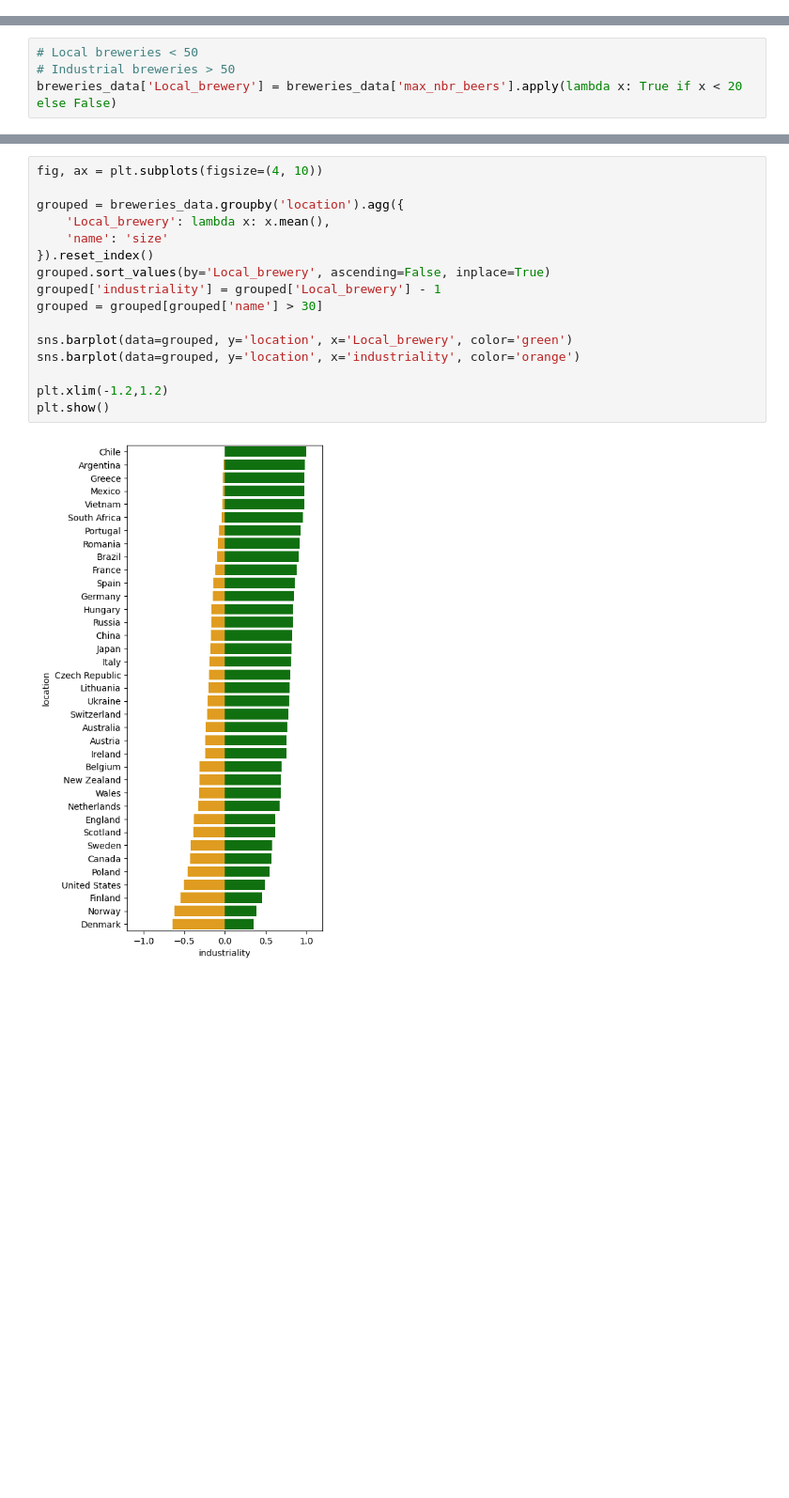
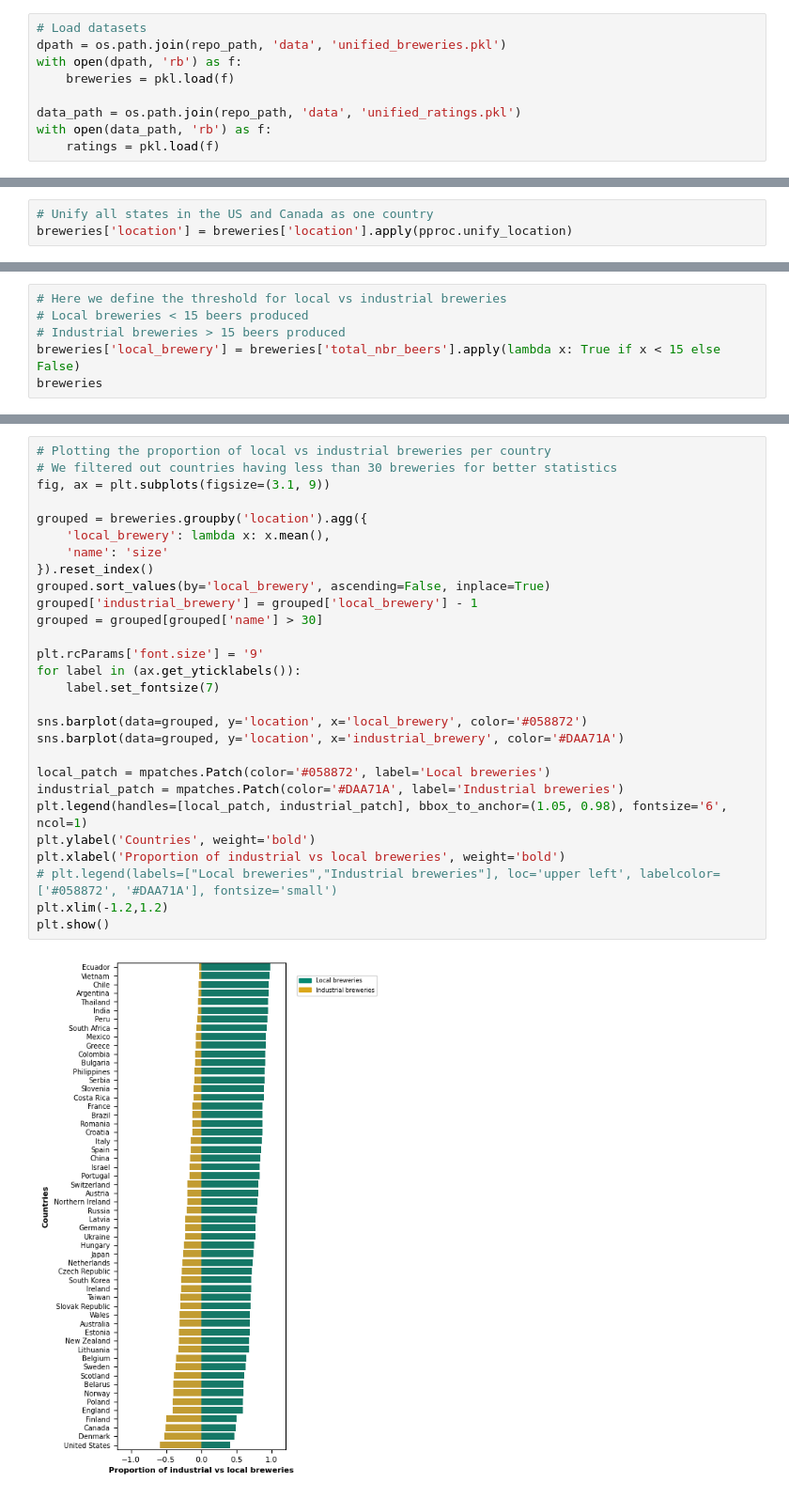
Before and after one commit to epfl-ada/ada-2023-project-adacadabra2023, a Jupyter notebook: notebooks/breweries_analysis.ipynb, the cells around one changed output, grey strips where cells are left out. Shown at 94% size. Saved outputs shown, nothing was run; the diff lists cells and outputs as text; blank space fills up the shorter version.

Commit message:
update breweries

```diff
--- a/notebooks/breweries_analysis.ipynb
+++ b/notebooks/breweries_analysis.ipynb
@@ -62,0 +19,9 @@ plt.xlim(0,50)
+# %%
+# Load datasets
+dpath = os.path.join(repo_path, 'data', 'unified_breweries.pkl')
+with open(dpath, 'rb') as f:
+    breweries = pkl.load(f)
+
+data_path = os.path.join(repo_path, 'data', 'unified_ratings.pkl')
+with open(data_path, 'rb') as f:
+    ratings = pkl.load(f)
@@ -62,0 +44,3 @@ plt.xlim(0,50)
+# %%
+# Unify all states in the US and Canada as one country
+breweries['location'] = breweries['location'].apply(pproc.unify_location)
@@ -63,4 +74,6 @@ plt.xlim(0,50)
 # %%
-# Local breweries < 50
-# Industrial breweries > 50
-breweries_data['Local_brewery'] = breweries_data['max_nbr_beers'].apply(lambda x: True if x < 20 else False)
+# Here we define the threshold for local vs industrial breweries
+# Local breweries < 15 beers produced
+# Industrial breweries > 15 beers produced
+breweries['local_brewery'] = breweries['total_nbr_beers'].apply(lambda x: True if x < 15 else False)
+breweries
@@ -67,18 +94,30 @@ breweries_data['Local_brewery'] = breweries_data['max_nbr_beers'].apply(lambda x
 # %%
-fig, ax = plt.subplots(figsize=(4, 10))
+# Plotting the proportion of local vs industrial breweries per country
+# We filtered out countries having less than 30 breweries for better statistics
+fig, ax = plt.subplots(figsize=(3.1, 9))
 
-grouped = breweries_data.groupby('location').agg({
-    'Local_brewery': lambda x: x.mean(),
+grouped = breweries.groupby('location').agg({
+    'local_brewery': lambda x: x.mean(),
     'name': 'size'
 }).reset_index()
-grouped.sort_values(by='Local_brewery', ascending=False, inplace=True)
-grouped['industriality'] = grouped['Local_brewery'] - 1
+grouped.sort_values(by='local_brewery', ascending=False, inplace=True)
+grouped['industrial_brewery'] = grouped['local_brewery'] - 1
 grouped = grouped[grouped['name'] > 30]
 
-sns.barplot(data=grouped, y='location', x='Local_brewery', color='green')
-sns.barplot(data=grouped, y='location', x='industriality', color='orange')
+plt.rcParams['font.size'] = '9'
+for label in (ax.get_yticklabels()):
+    label.set_fontsize(7)
 
+sns.barplot(data=grouped, y='location', x='local_brewery', color='#058872')
+sns.barplot(data=grouped, y='location', x='industrial_brewery', color='#DAA71A')
+
+local_patch = mpatches.Patch(color='#058872', label='Local breweries')
+industrial_patch = mpatches.Patch(color='#DAA71A', label='Industrial breweries')
+plt.legend(handles=[local_patch, industrial_patch], bbox_to_anchor=(1.05, 0.98), fontsize='6', ncol=1)
+plt.ylabel('Countries', weight='bold')
+plt.xlabel('Proportion of industrial vs local breweries', weight='bold')
+# plt.legend(labels=["Local breweries","Industrial breweries"], loc='upper left', labelcolor=['#058872', '#DAA71A'], fontsize='small')
 plt.xlim(-1.2,1.2)
 plt.show()
 # %% [output]
-[figure, old version]
+[figure, new version]
```
Also changed, not shown: parts of 18 cells of this notebook.
